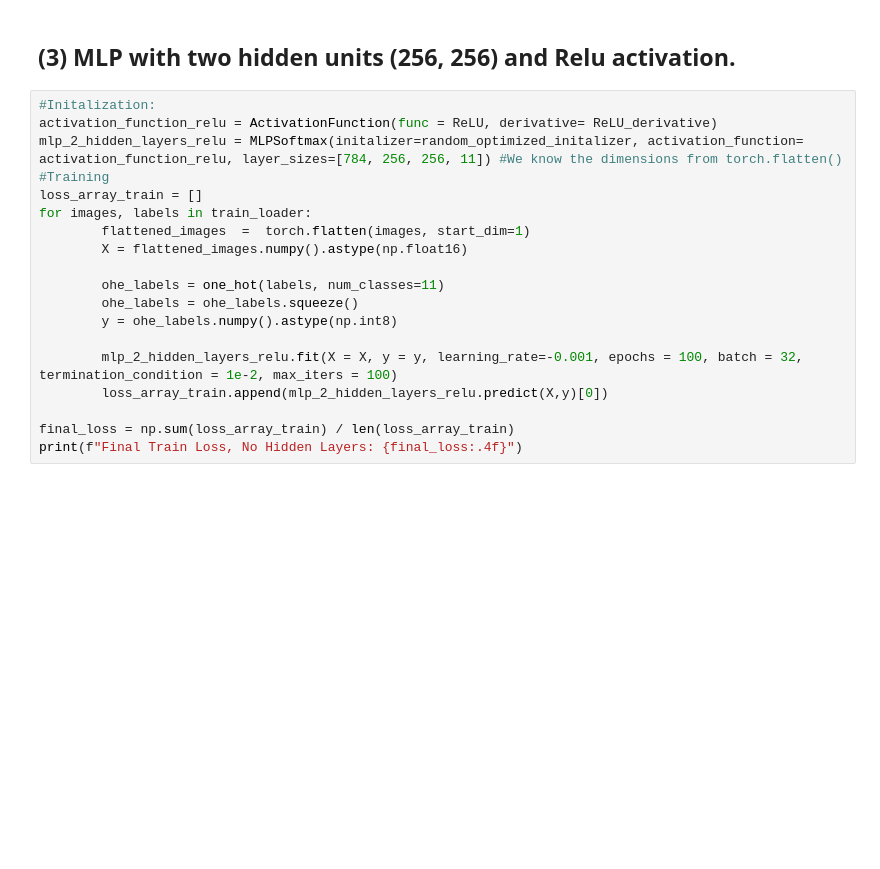
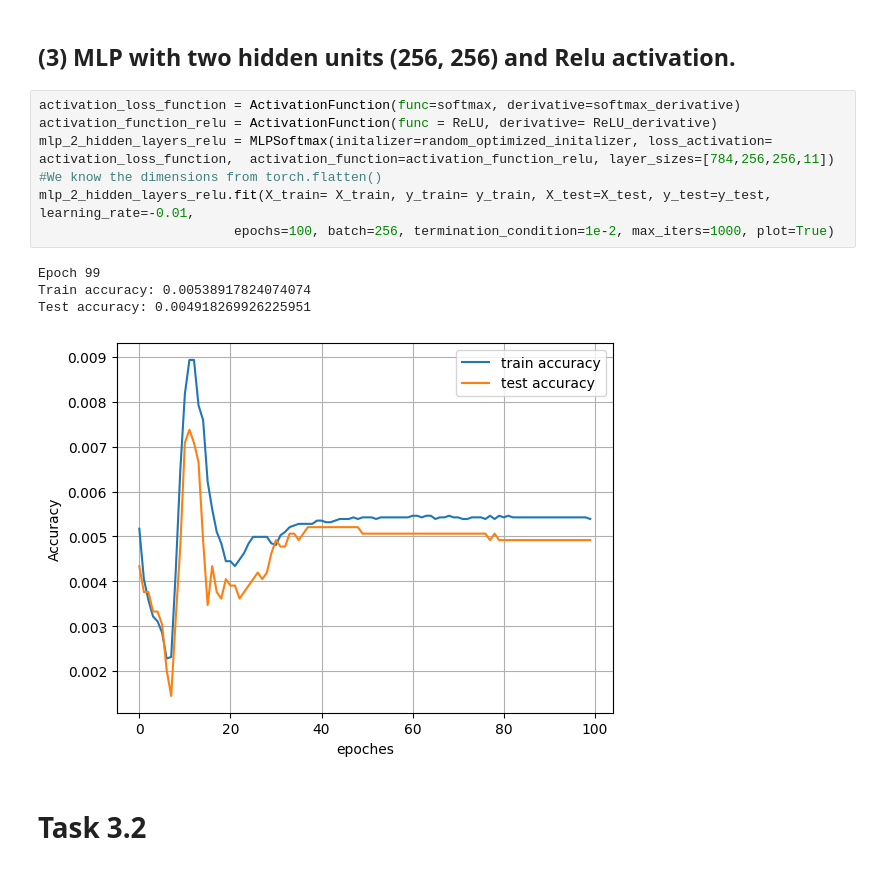
Before and after one commit to sebastian9991/ClassificationImageData-MLP-and-CNN, a Jupyter notebook: miniproject.ipynb, the cells around one changed output. Cells and saved outputs as stored; diff of their text form; blank space fills up the shorter version.

```diff
--- a/miniproject.ipynb
+++ b/miniproject.ipynb
@@ -200,21 +125,15 @@ KeyboardInterrupt:
 # %% [markdown]
 ## (3) MLP with two hidden units (256, 256) and Relu activation.
-# %%
-#Initalization:
-activation_function_relu = ActivationFunction(func = ReLU, derivative= ReLU_derivative)
-mlp_2_hidden_layers_relu = MLPSoftmax(initalizer=random_optimized_initalizer, activation_function= activation_function_relu, layer_sizes=[784, 256, 256, 11]) #We know the dimensions from torch.flatten()
-#Training
-loss_array_train = []
-for images, labels in train_loader:
-        flattened_images  =  torch.flatten(images, start_dim=1)
-        X = flattened_images.numpy().astype(np.float16)
-
-        ohe_labels = one_hot(labels, num_classes=11)
-        ohe_labels = ohe_labels.squeeze()
-        y = ohe_labels.numpy().astype(np.int8)
-
-        mlp_2_hidden_layers_relu.fit(X = X, y = y, learning_rate=-0.001, epochs = 100, batch = 32, termination_condition = 1e-2, max_iters = 100)
-        loss_array_train.append(mlp_2_hidden_layers_relu.predict(X,y)[0])
-
-final_loss = np.sum(loss_array_train) / len(loss_array_train)
-print(f"Final Train Loss, No Hidden Layers: {final_loss:.4f}")
+# %%
+activation_loss_function = ActivationFunction(func=softmax, derivative=softmax_derivative)
+activation_function_relu = ActivationFunction(func = ReLU, derivative= ReLU_derivative)
+mlp_2_hidden_layers_relu = MLPSoftmax(initalizer=random_optimized_initalizer, loss_activation= activation_loss_function,  activation_function=activation_function_relu, layer_sizes=[784,256,256,11]) #We know the dimensions from torch.flatten()
+mlp_2_hidden_layers_relu.fit(X_train= X_train, y_train= y_train, X_test=X_test, y_test=y_test, learning_rate=-0.01,
+                         epochs=100, batch=256, termination_condition=1e-2, max_iters=1000, plot=True)
+# %% [output]
+Epoch 99
+Train accuracy: 0.00538917824074074
+Test accuracy: 0.004918269926225951
+[figure, added]
+# %% [markdown]
+# Task 3.2
```
Also changed, not shown: parts of 19 cells of this notebook, 1 other file.
